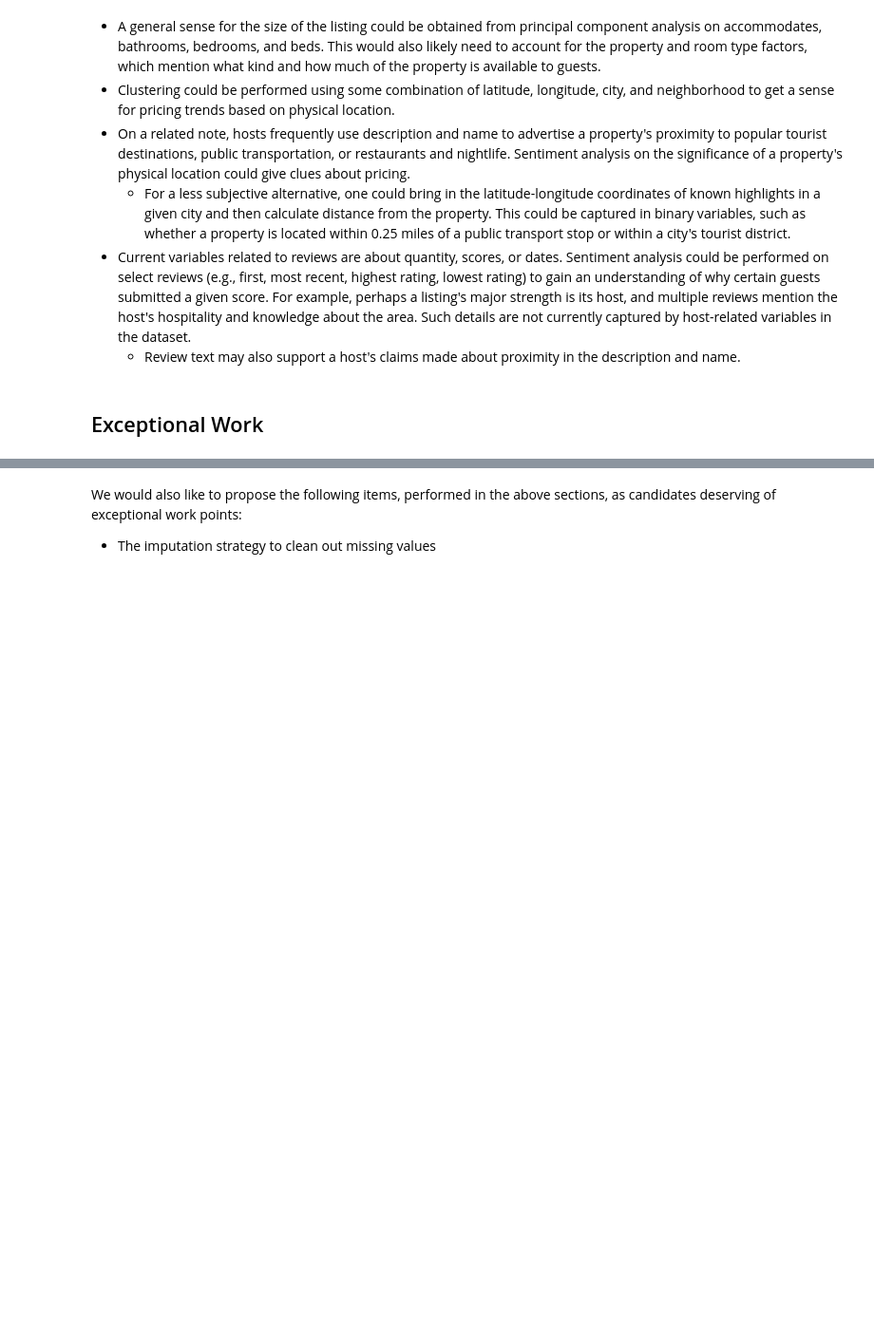
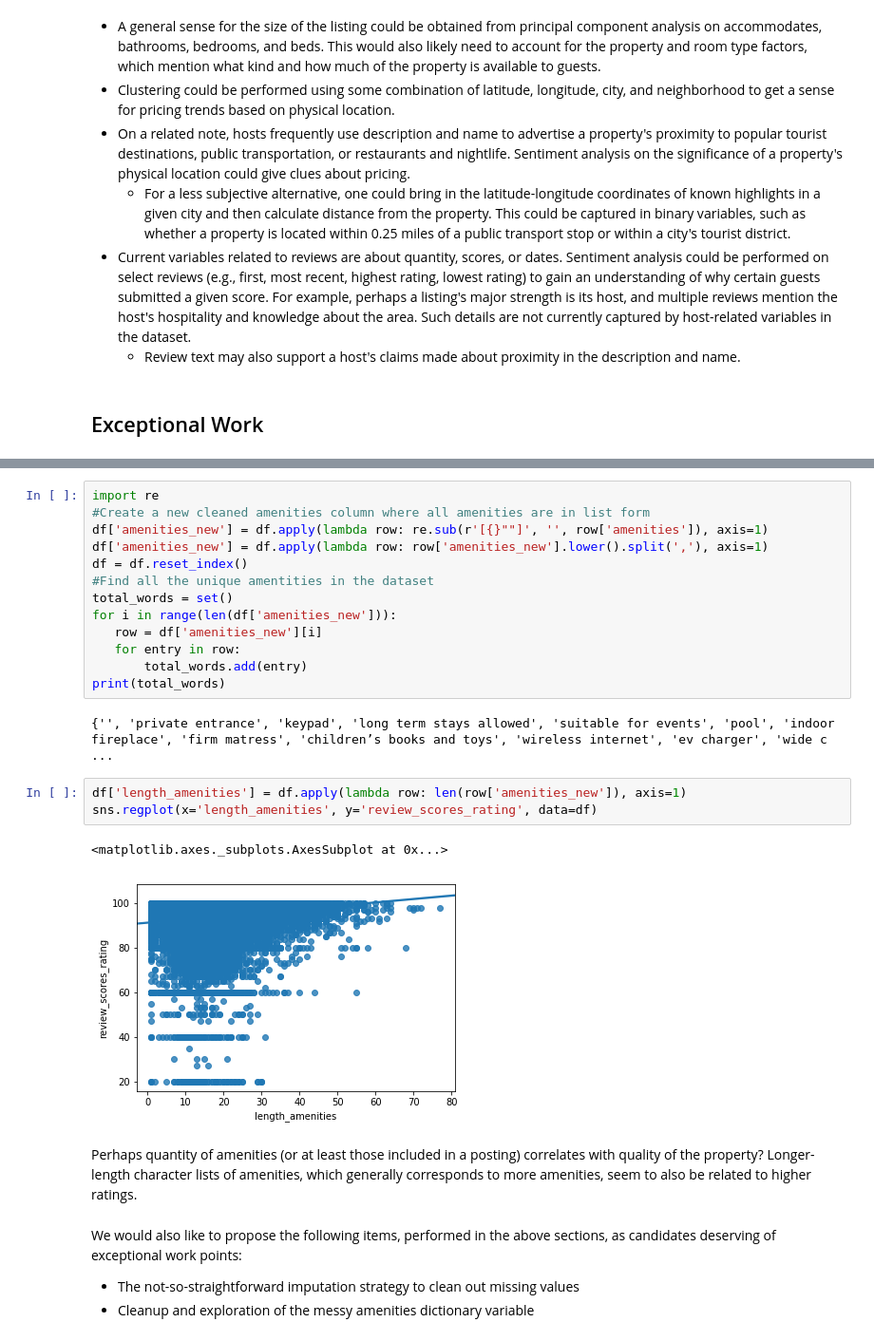
Before and after one commit to anguyen-07/DS7331-ML_Labs, a Jupyter notebook: DS7331_Lab1_VizProcessing_AirBnB.ipynb, the cells around one changed output, grey strips where cells are left out. Shown at 95% size. Drawn from its saved outputs; the diff is of its cells as text; blank space fills up the shorter version.

Commit message:
Amenities work

```diff
--- a/DS7331_Lab1_VizProcessing_AirBnB.ipynb
+++ b/DS7331_Lab1_VizProcessing_AirBnB.ipynb
@@ -694,4 +736,28 @@ df['price'] = np.exp(df['log_price'])
+# %%
+import re
+#Create a new cleaned amenities column where all amenities are in list form
+df['amenities_new'] = df.apply(lambda row: re.sub(r'[{}""]', '', row['amenities']), axis=1)
+df['amenities_new'] = df.apply(lambda row: row['amenities_new'].lower().split(','), axis=1)
+df = df.reset_index()
+#Find all the unique amentities in the dataset
+total_words = set()
+for i in range(len(df['amenities_new'])):
+   row = df['amenities_new'][i]
+   for entry in row:
+       total_words.add(entry)
+print(total_words)
+# %% [output]
+{'', 'private entrance', 'keypad', 'long term stays allowed', 'suitable for events', 'pool', 'indoor fireplace', 'firm matress', 'children’s books and toys', 'wireless internet', 'ev charger', 'wide c ...
+# %%
+df['length_amenities'] = df.apply(lambda row: len(row['amenities_new']), axis=1)
+sns.regplot(x='length_amenities', y='review_scores_rating', data=df)
+# %% [output]
+<matplotlib.axes._subplots.AxesSubplot at 0x...>
+[figure, added]
+# %% [markdown]
+Perhaps quantity of amenities (or at least those included in a posting) correlates with quality of the property? Longer-length character lists of amenities, which generally corresponds to more amenities, seem to also be related to higher ratings.
 # %% [markdown]
 We would also like to propose the following items, performed in the above sections, as candidates deserving of exceptional work points:
 
-* The imputation strategy to clean out missing values
+* The not-so-straightforward imputation strategy to clean out missing values
+* Cleanup and exploration of the messy amenities dictionary variable
```
Also changed, not shown: parts of 5 cells of this notebook.
